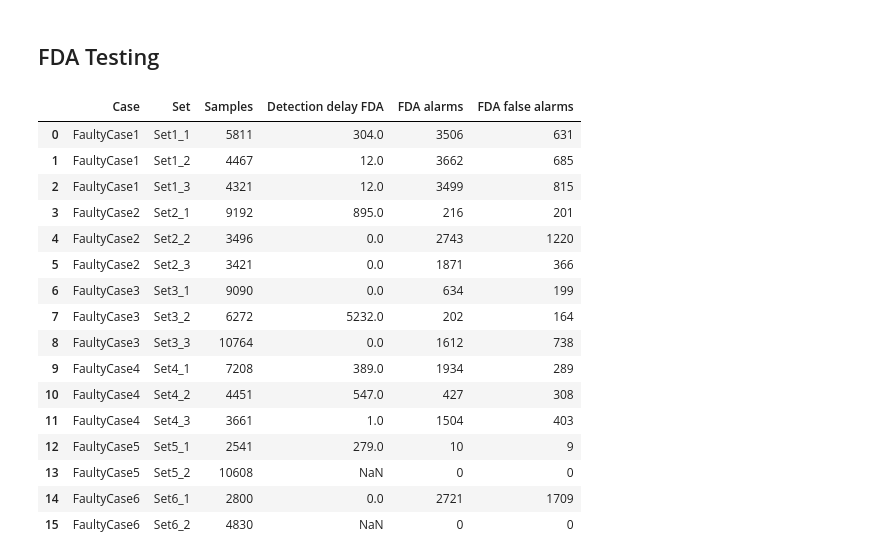
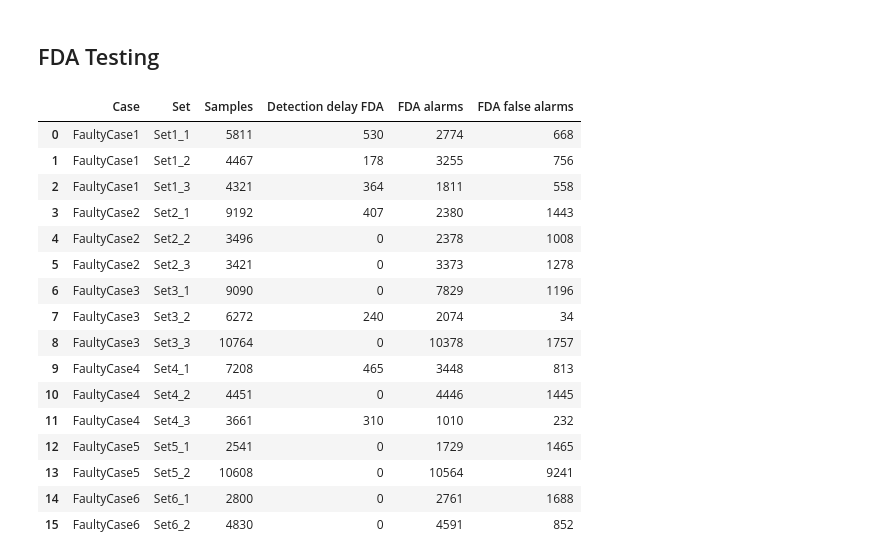
Before and after one commit to PeterAndersen-sdu/Fault-detection-project, a Jupyter notebook: main.ipynb, the cells around one changed output. Cells and saved outputs as stored; diff of their text form; code cells hidden in the pictures.

```diff
--- a/main.ipynb
+++ b/main.ipynb
@@ -441,8 +443,8 @@ Shewhart Results:
 # A single test on FaultyCase1 Set1_1
 PCA_X_FC1_1 = fc_sets[0]['Set1_1'].sensors
 PCA_Z_FC1_1 = pca_transform(PCA_X_FC1_1, pca_model)
-PCA_q_FC1_1 = q_statistic(PCA_X_FC1_1, PCA_Z_FC1_1)
-PCA_t2_FC1_1 = t2_statistic(PCA_Z_FC1_1)
+PCA_q_FC1_1 = q_statistic(PCA_X_FC1_1, PCA_Z_FC1_1, pca_model)
+PCA_t2_FC1_1 = t2_statistic(PCA_Z_FC1_1, pca_model)
 
 # Alarms - detection delay after fault start
 fault_start = SEfc1_1[0]
@@ -497,8 +499,8 @@ for case_name, case_sets in zip(se_windows.keys(), fc_sets):
     for set_name, fault_window in zip(case_sets.keys(), se_windows[case_name]):
         X_fault = case_sets[set_name].sensors
         Z_fault = pca_transform(X_fault, pca_model)
-        q_fault = q_statistic(X_fault, Z_fault)
-        t2_fault = t2_statistic(Z_fault)
+        q_fault = q_statistic(X_fault, Z_fault, pca_model)
+        t2_fault = t2_statistic(Z_fault, pca_model)
 
         # detection delay after fault start
         fault_start = se_windows[case_name][set_name][0]
@@ -596,8 +598,8 @@ DPCA_X_FC1_1 = fc_sets[0]["Set1_1"].sensors
 DPCA_X_FC1_1_lagged = dpca_prepare_matrix(DPCA_X_FC1_1, dpca_model)
 
 DPCA_Z_FC1_1 = dpca_transform(DPCA_X_FC1_1, dpca_model)
-DPCA_q_FC1_1 = q_statistic(DPCA_X_FC1_1_lagged, DPCA_Z_FC1_1)
-DPCA_t2_FC1_1 = t2_statistic(DPCA_Z_FC1_1)
+DPCA_q_FC1_1 = q_statistic(DPCA_X_FC1_1_lagged, DPCA_Z_FC1_1, dpca_model["pca_model"])
+DPCA_t2_FC1_1 = t2_statistic(DPCA_Z_FC1_1, dpca_model["pca_model"])
 
 # Alarms - detection delay after fault start
 fault_start = SEfc1_1[0]
@@ -653,8 +655,8 @@ for case_name, case_sets in zip(se_windows.keys(), fc_sets):
         X_fault = case_sets[set_name].sensors
         X_fault_lagged = dpca_prepare_matrix(X_fault, dpca_model)
         Z_fault = dpca_transform(X_fault, dpca_model)
-        q_fault = q_statistic(X_fault_lagged, Z_fault)
-        t2_fault = t2_statistic(Z_fault)
+        q_fault = q_statistic(X_fault_lagged, Z_fault, dpca_model["pca_model"])
+        t2_fault = t2_statistic(Z_fault, dpca_model["pca_model"])
 
         # detection delay after fault start
         fault_start = se_windows[case_name][set_name][0]
@@ -709,55 +711,64 @@ DPCA Results:
 # %% [markdown]
 ## FDA Testing
 # %%
+# FDA threshold from healthy training class
+_, _, d_healthy_train, _, margin_train = fda_model.predict(fda_training_dataset)
+
+healthy_mask = y_fda == 0
+threshold_fda = np.quantile(d_healthy_train[healthy_mask], 0.95)
+
 fda_results = []
 
-for case_name, case_sets in zip(se_windows.keys(), fc_sets):
+for case_name, case_sets in zip(se_windows.keys(), fc_sets_raw):
     for set_name, fault_window in se_windows[case_name].items():
         dataset = case_sets[set_name]
 
         pred, distances, d_healthy, d_fault, margin = fda_model.predict(dataset)
 
         fault_start = fault_window[0]
         fault_end = fault_window[1]
 
-        y_true = np.zeros(len(pred), dtype=int)
-        y_true[fault_start:fault_end + 1] = 1
+        fda_alarm_mask = d_healthy > threshold_fda
+        alarm_indices = np.where(fda_alarm_mask)[0]
 
-        alarm_indices = np.where(pred == 1)[0]
         detection_delay = (
             alarm_indices[alarm_indices >= fault_start][0] - fault_start
             if len(alarm_indices[alarm_indices >= fault_start]) > 0
             else np.nan
         )
 
-        false_alarms = np.sum((pred == 1) & ((np.arange(len(pred)) < fault_start) | (np.arange(len(pred)) > fault_end)))
+        false_alarms = np.sum(
+            fda_alarm_mask
+            & ((np.arange(len(fda_alarm_mask)) < fault_start)
+            | (np.arange(len(fda_alarm_mask)) > fault_end))
+        )
 
         fda_results.append({
             "Case": case_name,
             "Set": set_name,
-            "Samples": len(pred),
+            "Samples": len(d_healthy),
             "Detection delay FDA": detection_delay,
-            "FDA alarms": int(np.sum(pred == 1)),
+            "FDA alarms": int(np.sum(fda_alarm_mask)),
             "FDA false alarms": int(false_alarms),
         })
 
 fda_results_df = pd.DataFrame(fda_results)
 fda_results_df
 # %% [output]
 |  | Case | Set | Samples | Detection delay FDA | FDA alarms | FDA false alarms |
-| 0 | FaultyCase1 | Set1_1 | 5811 | 304.0 | 3506 | 631 |
-| 1 | FaultyCase1 | Set1_2 | 4467 | 12.0 | 3662 | 685 |
-| 2 | FaultyCase1 | Set1_3 | 4321 | 12.0 | 3499 | 815 |
-| 3 | FaultyCase2 | Set2_1 | 9192 | 895.0 | 216 | 201 |
-| 4 | FaultyCase2 | Set2_2 | 3496 | 0.0 | 2743 | 1220 |
-| 5 | FaultyCase2 | Set2_3 | 3421 | 0.0 | 1871 | 366 |
-| 6 | FaultyCase3 | Set3_1 | 9090 | 0.0 | 634 | 199 |
-| 7 | FaultyCase3 | Set3_2 | 6272 | 5232.0 | 202 | 164 |
-| 8 | FaultyCase3 | Set3_3 | 10764 | 0.0 | 1612 | 738 |
-| 9 | FaultyCase4 | Set4_1 | 7208 | 389.0 | 1934 | 289 |
-| 10 | FaultyCase4 | Set4_2 | 4451 | 547.0 | 427 | 308 |
-| 11 | FaultyCase4 | Set4_3 | 3661 | 1.0 | 1504 | 403 |
-| 12 | FaultyCase5 | Set5_1 | 2541 | 279.0 | 10 | 9 |
-| 13 | FaultyCase5 | Set5_2 | 10608 | NaN | 0 | 0 |
-| 14 | FaultyCase6 | Set6_1 | 2800 | 0.0 | 2721 | 1709 |
-| 15 | FaultyCase6 | Set6_2 | 4830 | NaN | 0 | 0 |
+| 0 | FaultyCase1 | Set1_1 | 5811 | 530 | 2774 | 668 |
+| 1 | FaultyCase1 | Set1_2 | 4467 | 178 | 3255 | 756 |
+| 2 | FaultyCase1 | Set1_3 | 4321 | 364 | 1811 | 558 |
+| 3 | FaultyCase2 | Set2_1 | 9192 | 407 | 2380 | 1443 |
+| 4 | FaultyCase2 | Set2_2 | 3496 | 0 | 2378 | 1008 |
+| 5 | FaultyCase2 | Set2_3 | 3421 | 0 | 3373 | 1278 |
+| 6 | FaultyCase3 | Set3_1 | 9090 | 0 | 7829 | 1196 |
+| 7 | FaultyCase3 | Set3_2 | 6272 | 240 | 2074 | 34 |
+| 8 | FaultyCase3 | Set3_3 | 10764 | 0 | 10378 | 1757 |
+| 9 | FaultyCase4 | Set4_1 | 7208 | 465 | 3448 | 813 |
+| 10 | FaultyCase4 | Set4_2 | 4451 | 0 | 4446 | 1445 |
+| 11 | FaultyCase4 | Set4_3 | 3661 | 310 | 1010 | 232 |
+| 12 | FaultyCase5 | Set5_1 | 2541 | 0 | 1729 | 1465 |
+| 13 | FaultyCase5 | Set5_2 | 10608 | 0 | 10564 | 9241 |
+| 14 | FaultyCase6 | Set6_1 | 2800 | 0 | 2761 | 1688 |
+| 15 | FaultyCase6 | Set6_2 | 4830 | 0 | 4591 | 852 |
```
Also changed, not shown: parts of 8 cells of this notebook.
